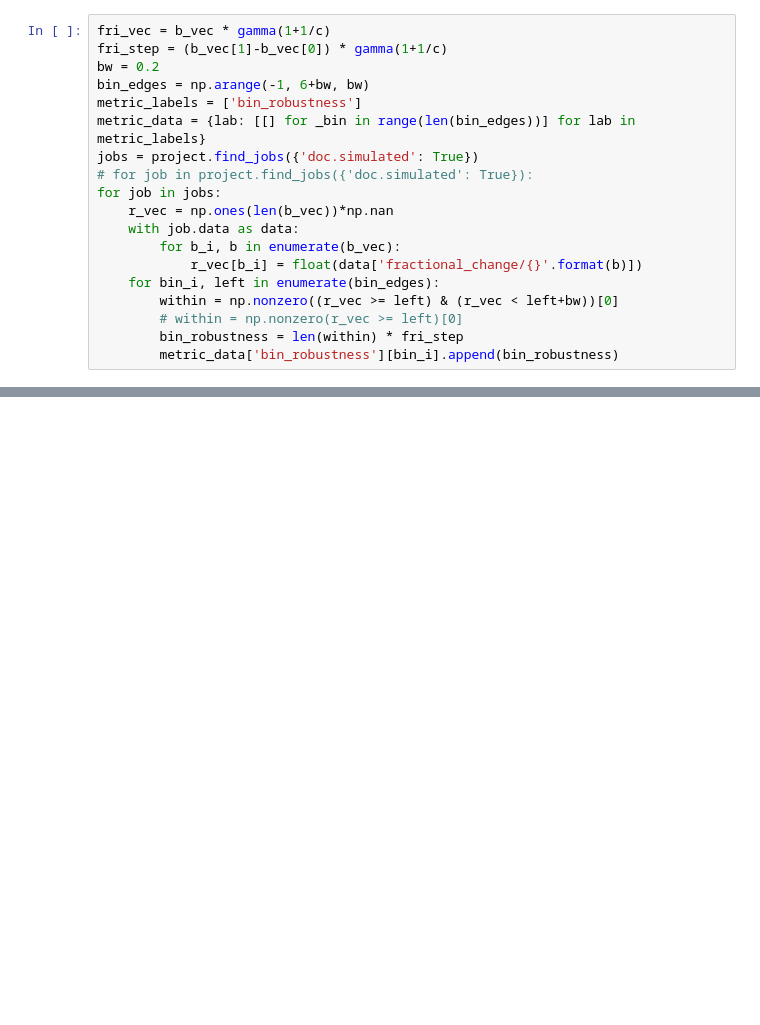
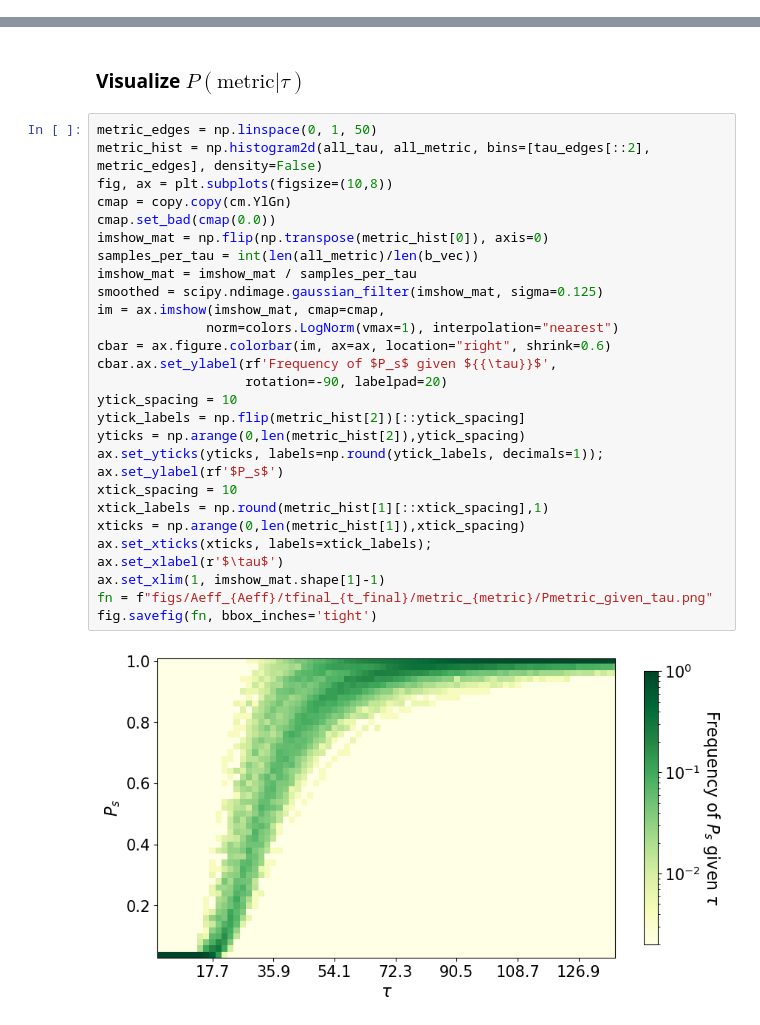
Before and after one commit to patricklawton/TecateCypress, a Jupyter notebook: sensitivity/viz.ipynb, the cells around one changed output, grey strips where cells are left out. Drawn from its saved outputs; the diff is of its cells as text; blank space fills up the shorter version.

```diff
--- a/sensitivity/viz.ipynb
+++ b/sensitivity/viz.ipynb
@@ -3189,19 +0,0 @@ plt.show()
-# %%
-fri_vec = b_vec * gamma(1+1/c)
-fri_step = (b_vec[1]-b_vec[0]) * gamma(1+1/c)
-bw = 0.2
-bin_edges = np.arange(-1, 6+bw, bw)
-metric_labels = ['bin_robustness']
-metric_data = {lab: [[] for _bin in range(len(bin_edges))] for lab in metric_labels}
-jobs = project.find_jobs({'doc.simulated': True})
-# for job in project.find_jobs({'doc.simulated': True}):
-for job in jobs:
-    r_vec = np.ones(len(b_vec))*np.nan
-    with job.data as data:
-        for b_i, b in enumerate(b_vec):
-            r_vec[b_i] = float(data['fractional_change/{}'.format(b)])
-    for bin_i, left in enumerate(bin_edges):
-        within = np.nonzero((r_vec >= left) & (r_vec < left+bw))[0]
-        # within = np.nonzero(r_vec >= left)[0]
-        bin_robustness = len(within) * fri_step
-        metric_data['bin_robustness'][bin_i].append(bin_robustness)
@@ -3253,0 +346,32 @@ fig.savefig('robustness.png', bbox_inches='tight')
+# %% [markdown]
+### Visualize $P(\text{metric}|\tau)$
+# %%
+metric_edges = np.linspace(0, 1, 50)
+metric_hist = np.histogram2d(all_tau, all_metric, bins=[tau_edges[::2], metric_edges], density=False)
+fig, ax = plt.subplots(figsize=(10,8))
+cmap = copy.copy(cm.YlGn)
+cmap.set_bad(cmap(0.0))
+imshow_mat = np.flip(np.transpose(metric_hist[0]), axis=0)
+samples_per_tau = int(len(all_metric)/len(b_vec))
+imshow_mat = imshow_mat / samples_per_tau
+smoothed = scipy.ndimage.gaussian_filter(imshow_mat, sigma=0.125)
+im = ax.imshow(imshow_mat, cmap=cmap,
+              norm=colors.LogNorm(vmax=1), interpolation="nearest")
+cbar = ax.figure.colorbar(im, ax=ax, location="right", shrink=0.6)
+cbar.ax.set_ylabel(rf'Frequency of $P_s$ given ${{\tau}}$',
+                   rotation=-90, labelpad=20)
+ytick_spacing = 10
+ytick_labels = np.flip(metric_hist[2])[::ytick_spacing]
+yticks = np.arange(0,len(metric_hist[2]),ytick_spacing)
+ax.set_yticks(yticks, labels=np.round(ytick_labels, decimals=1));
+ax.set_ylabel(rf'$P_s$')
+xtick_spacing = 10
+xtick_labels = np.round(metric_hist[1][::xtick_spacing],1)
+xticks = np.arange(0,len(metric_hist[1]),xtick_spacing)
+ax.set_xticks(xticks, labels=xtick_labels);
+ax.set_xlabel(r'$\tau$')
+ax.set_xlim(1, imshow_mat.shape[1]-1)
+fn = f"figs/Aeff_{Aeff}/tfinal_{t_final}/metric_{metric}/Pmetric_given_tau.png"
+fig.savefig(fn, bbox_inches='tight')
+# %% [output]
+[figure, added]
```
Also changed, not shown: parts of 181 cells of this notebook, 13 other files.
